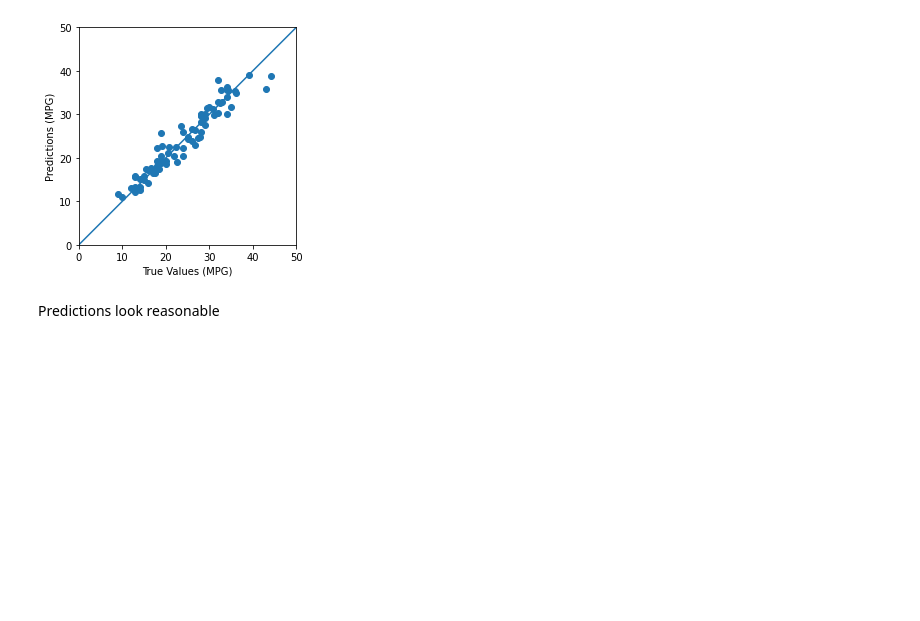
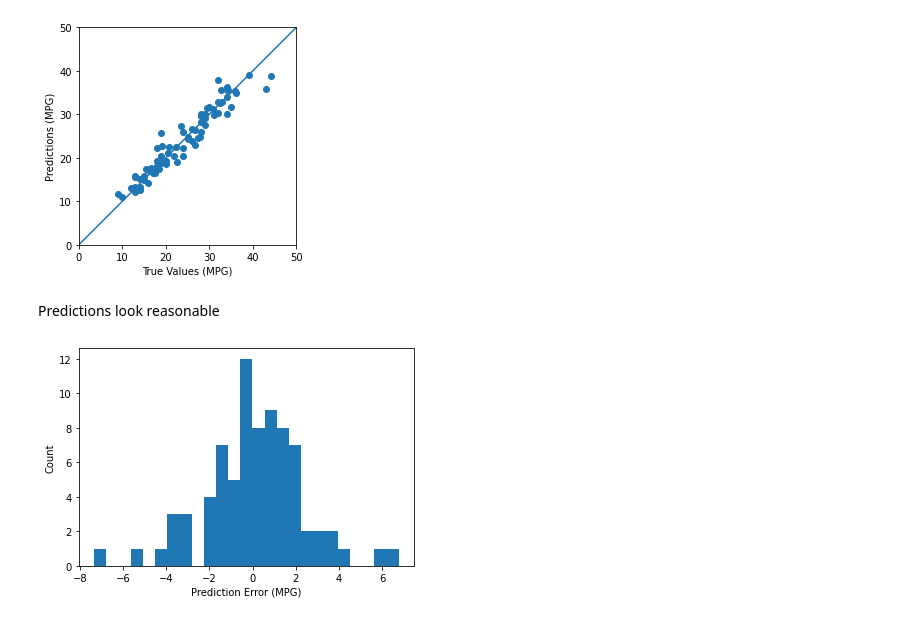
Before and after one commit to adamwickenden/TensorFlowNBs, a Jupyter notebook: Regression.ipynb, the cells around one changed output. Cells and saved outputs as stored; diff of their text form; code cells hidden in the pictures; blank space fills up the shorter version.

```diff
--- a/Regression.ipynb
+++ b/Regression.ipynb
@@ -321,3 +321,10 @@ _ = plt.plot(lims, lims)
 [figure]
 # %% [markdown]
 Predictions look reasonable
+# %%
+error = test_pred - test_labels
+plt.hist(error, bins=25)
+plt.xlabel('Prediction Error (MPG)')
+_ = plt.ylabel('Count')
+# %% [output]
+[figure, added]
```
